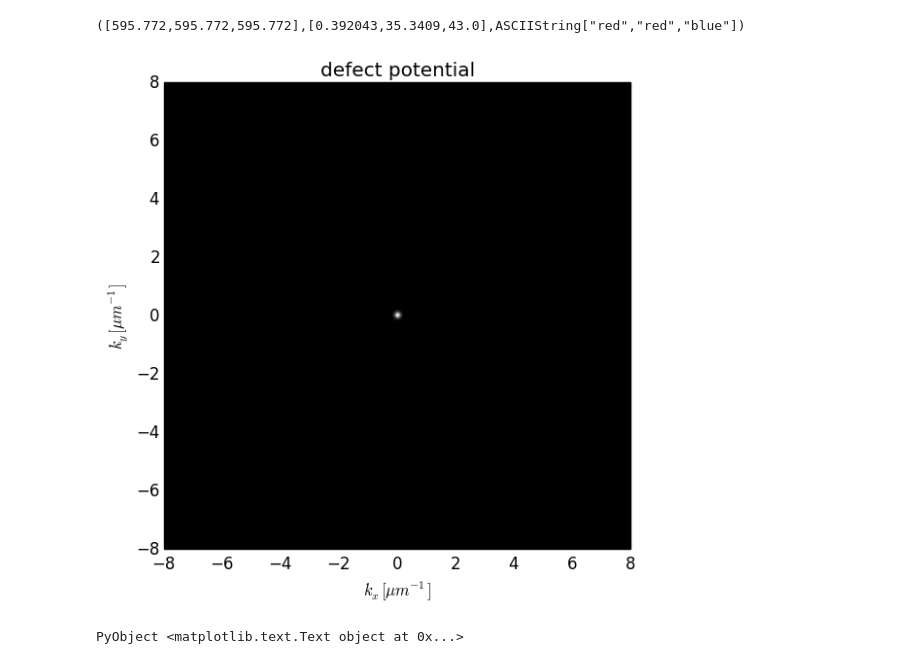
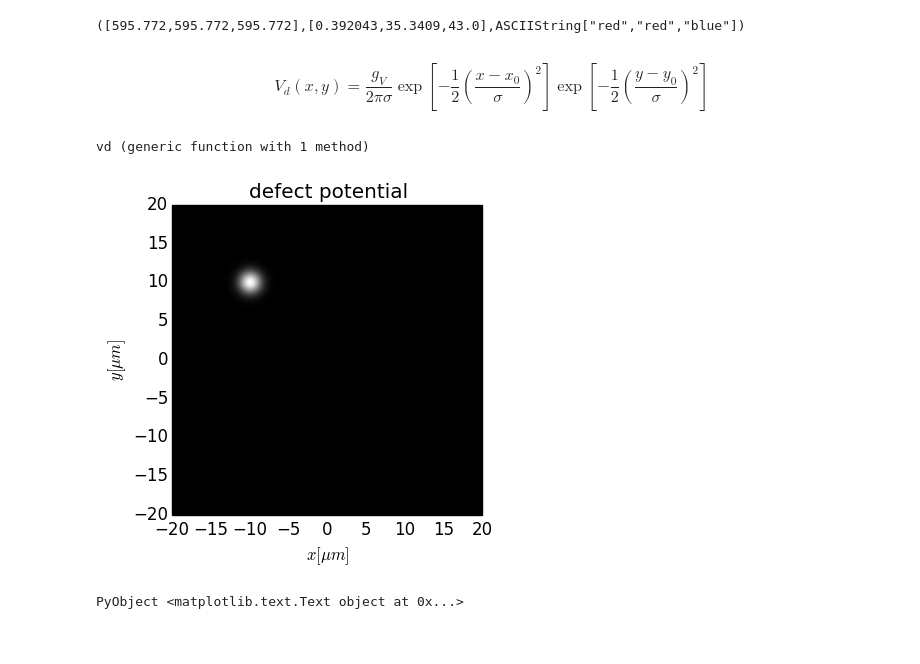
Before and after one commit to berceanu/notebooks, a Jupyter notebook: julia/1pump.ipynb, the cells around one changed output. Drawn from its saved outputs; the diff is of its cells as text; code cells hidden in the pictures.

```diff
--- a/julia/1pump.ipynb
+++ b/julia/1pump.ipynb
@@ -104,13 +96,21 @@ vdm = [OnePump.vd(momy, momx, 10, 0.5) for momx=-8:0.05:8, momy=-8:0.05:8];
-# %%
-plt.imshow(vdm', ColorMap("gray"), origin="lower",
-                      extent=[-8, 8, -8, 8])
-plt.axis("image")
-plt.title("defect potential")
-plt.ylim(-8, 8)
-plt.xlim(-8, 8)
-plt.xlabel(L"$k_x [\mu m^{-1}]$")
-plt.ylabel(L"$k_y [\mu m^{-1}]$")
-# %% [output]
-[figure, removed]
-PyObject <matplotlib.text.Text object at 0x...>
+# %% [markdown]
+$$V_{d}(x, y)=\frac{g_{V}}{2\pi\sigma}\exp\left[-\frac{1}{2}\left(\frac{x-x_{0}}{\sigma}\right)^{2}\right]\exp\left[-\frac{1}{2}\left(\frac{y-y_{0}}{\sigma}\right)^{2}\right]$$
+# %%
+vd(y::Float64, x::Float64, σ::Float64, gv::Float64, y0::Float64, x0::Float64) = gv/(2pi*σ)*exp(-1/(2σ^2)*((x-x0)^2+(y-y0)^2))
+# %% [output]
+vd (generic function with 1 method)
+# %%
+vdmat = [vd(y, x, 1., 0.5, 10., -10.) for x=-20:0.25:20, y=-20:0.25:20];
+# %%
+fig, ax = plt.subplots(figsize=(4, 4))
+ax[:imshow](vdmat', ColorMap("gray"), origin="lower",
+                      extent=[-20, 20, -20, 20])
+ax[:set_title]("defect potential")
+ax[:set_ylim](-20, 20)
+ax[:set_xlim](-20, 20)
+ax[:set_xlabel](L"$x [\mu m]$")
+ax[:set_ylabel](L"$y [\mu m]$")
+# %% [output]
+[figure, added]
+PyObject <matplotlib.text.Text object at 0x...>
 # %%
```
Also changed, not shown: parts of 9 cells of this notebook, 2 other files.
